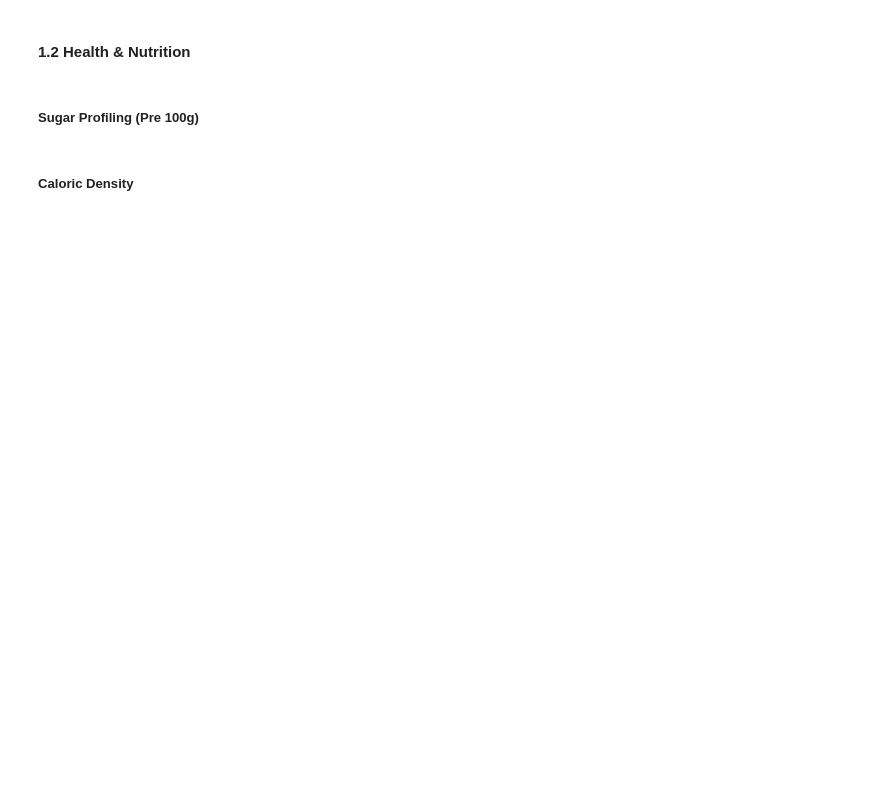
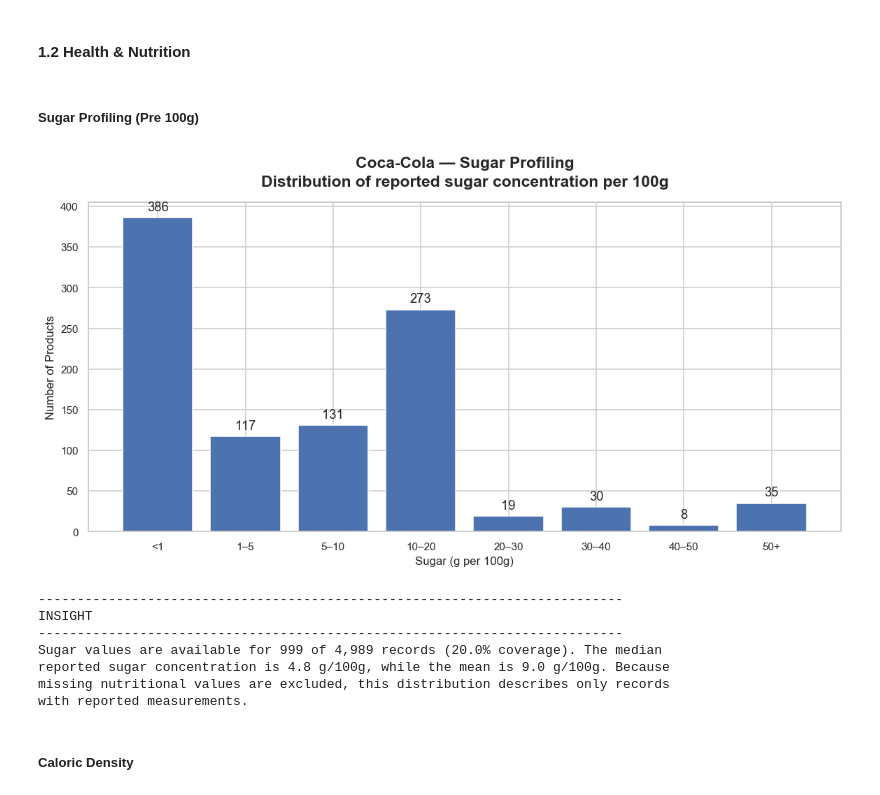
Before and after one commit to Codon-s/cpg-product-intelligence, a Jupyter notebook: report.ipynb, the cells around one changed output. Saved outputs shown, nothing was run; the diff lists cells and outputs as text; code cells hidden in the pictures; blank space fills up the shorter version.

```diff
--- a/report.ipynb
+++ b/report.ipynb
@@ -34,5 +1705,16 @@ Analysis of Localized Single-Market vs. Global Formulations.
 #### 1.2 Health & Nutrition
 # %% [markdown]
 ##### Sugar Profiling (Pre 100g)
+# %%
+coco.sugar_profiling()
+# %% [output]
+[figure, added]
+---------------------------------------------------------------------------
+INSIGHT
+---------------------------------------------------------------------------
+Sugar values are available for 999 of 4,989 records (20.0% coverage). The median
+reported sugar concentration is 4.8 g/100g, while the mean is 9.0 g/100g. Because
+missing nutritional values are excluded, this distribution describes only records
+with reported measurements.
 # %% [markdown]
 ##### Caloric Density
```
Also changed, not shown: parts of 11 cells of this notebook.
